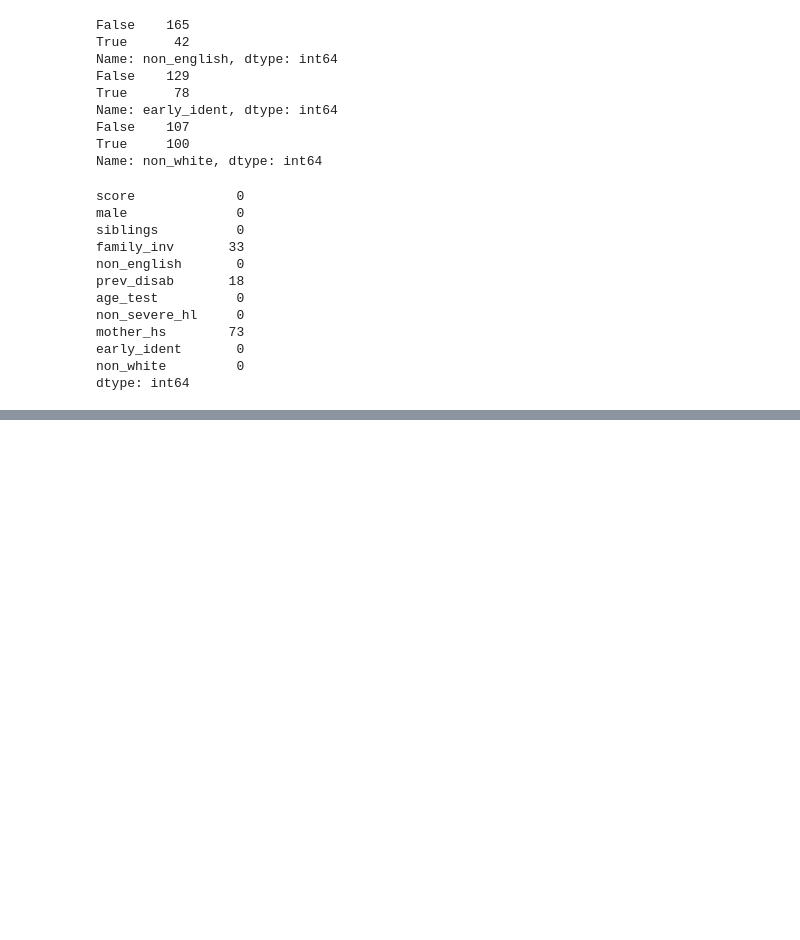
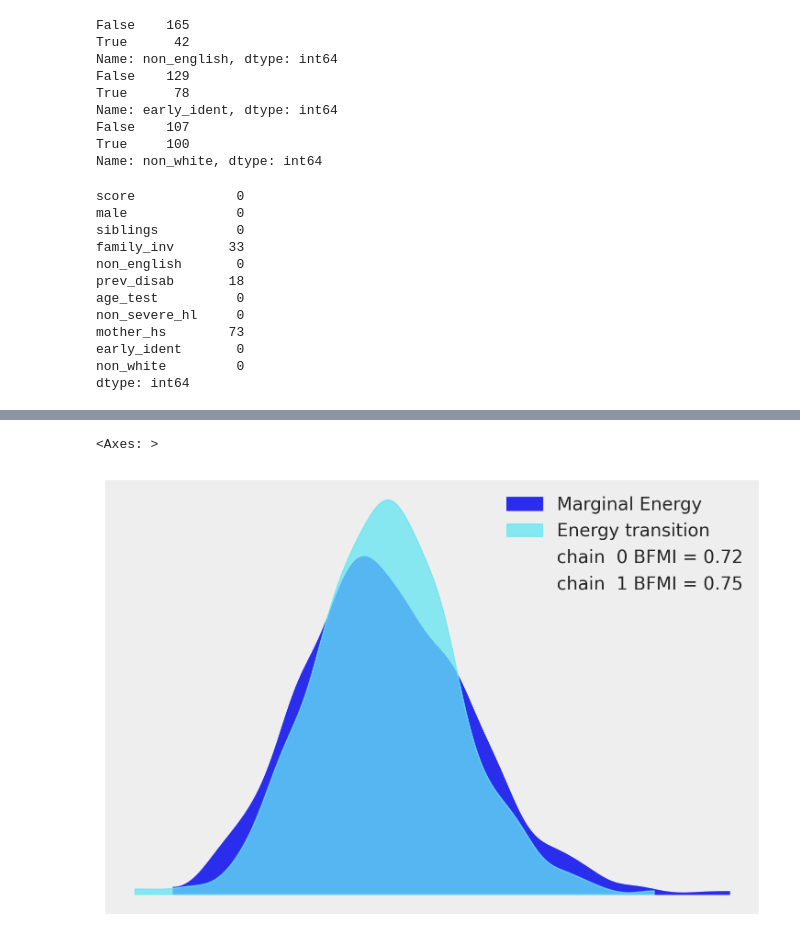
Before and after one commit to cormach/bayesian-learning, a Jupyter notebook: notebooks/eductional-outcomes-example.ipynb, the cells around one changed output, grey strips where cells are left out. Drawn from its saved outputs; the diff is of its cells as text; code cells hidden in the pictures; blank space fills up the shorter version.

```diff
--- a/notebooks/eductional-outcomes-example.ipynb
+++ b/notebooks/eductional-outcomes-example.ipynb
@@ -74,0 +191,5 @@ dtype: int64
+# %%
+az.plot_energy(idata)
+# %% [output]
+<Axes: >
+[figure, added]
```
Also changed, not shown: parts of 16 cells of this notebook.
